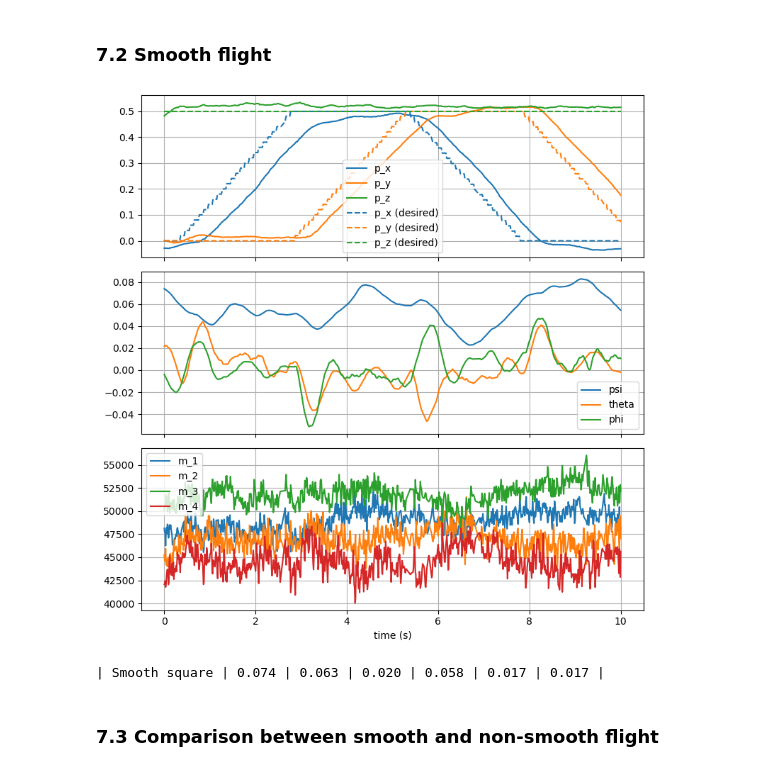
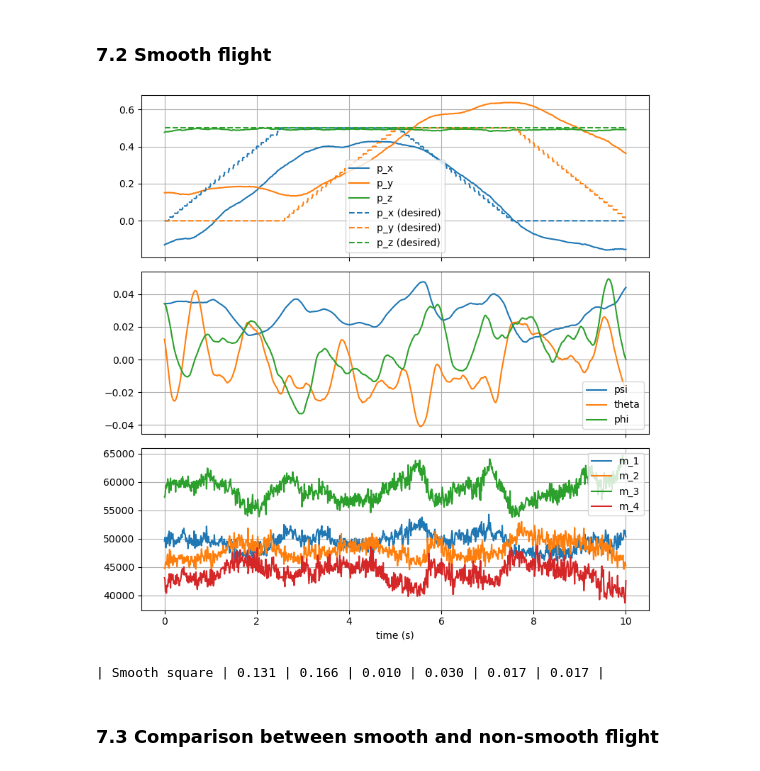
Before and after one commit to Chairless-maybe/crazyflie-client, a Jupyter notebook: lab05/analysis-rmse.ipynb, the cells around one changed output. Saved outputs shown, nothing was run; the diff lists cells and outputs as text; code cells hidden in the pictures.

```diff
--- a/lab05/analysis-rmse.ipynb
+++ b/lab05/analysis-rmse.ipynb
@@ -1019,22 +1029,22 @@ print(results_str)
 # %% [markdown]
 ### 7.2 Smooth flight
 # %%
-flight_data, fig, garbage = plot_drone_data("demonstration_smooth_data.json")
+flight_data, fig, garbage = plot_drone_data("lab08_garbage.json")
 
 rmse = flight_rmse(flight_data)
 
 flight_number = "Smooth square"
 
 # names = [r"$p_{x,", r"$p_{y,", r"$p_{z,", r"$\psi_{", r"$\theta_{"]
 
 key_changes = '.'
 
 rmse_strings = [f"{this_rmse:.3f} | " for this_rmse in rmse]
 results_str = f"| {flight_number} | " + "".join(rmse_strings)
 print(results_str)
 # %% [output]
-[figure, old version]
+[figure, new version]
-| Smooth square | 0.074 | 0.063 | 0.020 | 0.058 | 0.017 | 0.017 |
+| Smooth square | 0.131 | 0.166 | 0.010 | 0.030 | 0.017 | 0.017 |
 # %% [markdown]
 ### 7.3 Comparison between smooth and non-smooth flight
 # %% [markdown]
```
Also changed, not shown: parts of 3 cells of this notebook, 9 other files.
